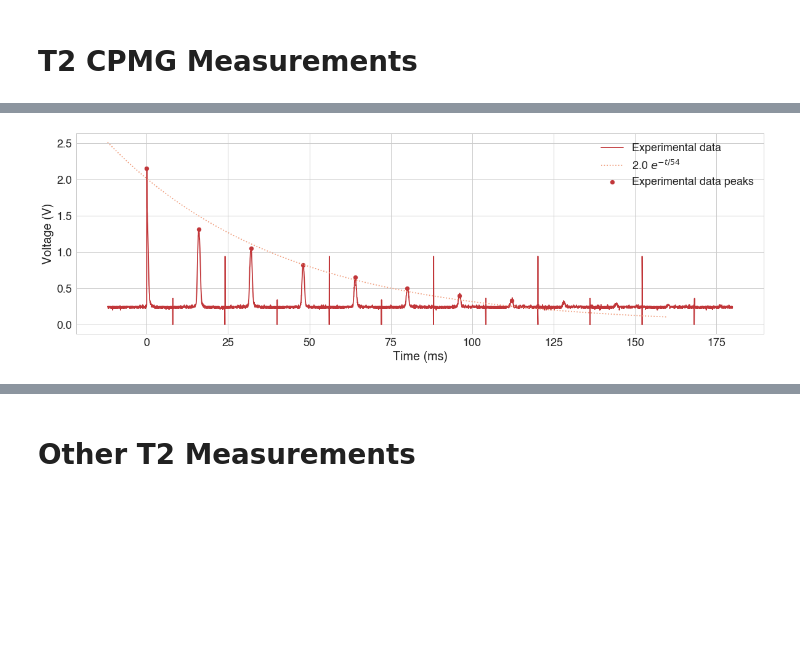
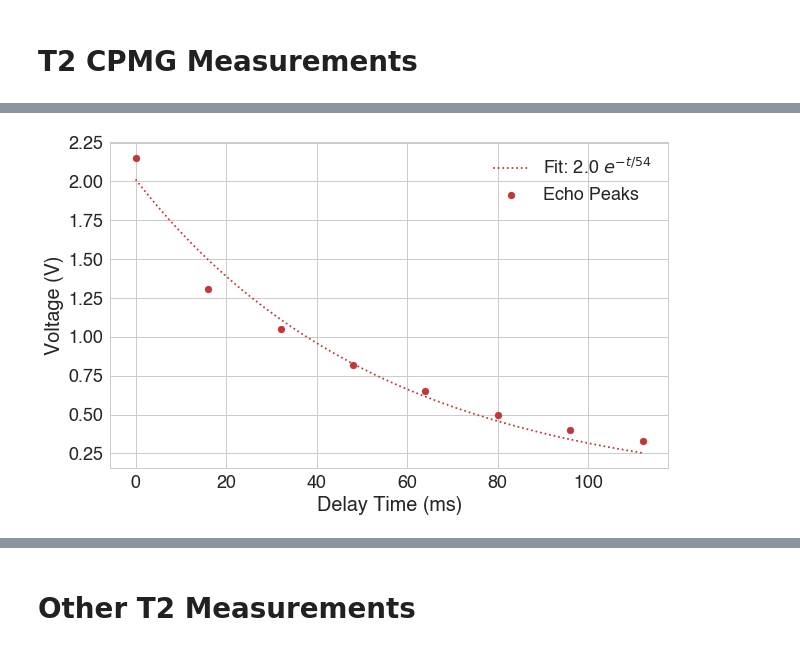
Before and after one commit to estherlin/enph352, a Jupyter notebook: data/lab2/analysis.ipynb, the cells around one changed output, grey strips where cells are left out. Saved outputs shown, nothing was run; the diff lists cells and outputs as text; code cells hidden in the pictures; blank space fills up the shorter version.

```diff
--- a/data/lab2/analysis.ipynb
+++ b/data/lab2/analysis.ipynb
@@ -21,7 +21,7 @@ plt.rcParams.update({'font.size': 22})
 
 import seaborn as sns
 sns.set()
-sns.set(rc={'figure.figsize':(20,6)}, font_scale=1.8)
+sns.set(rc={'figure.figsize':(10,6)}, font_scale=1.8)
 sns.set_style('whitegrid', {'font.family':'helvetica', 'font.serif':'Times New Roman'})
 sns.set_palette("RdBu",6)
 # %%
@@ -182,21 +182,25 @@ plt.show()
 # %%
 
 filename = "glycerol-t2-6.DAT"
 t = [0.01601*i for i in range(0, 8)]
 x = [2.15, 1.31, 1.05, 0.82, 0.650, 0.5, 0.40, 0.33]
+
+t2_fid = fid(DIR, filename, thresh=3)
+#plt.plot(1000*t2_fid.data[700:5500,0], t2_fid.data[700:5500,2], label="Experimental data")
+plt.scatter(1000*np.array(t), x, label="Echo Peaks")
+
+time = np.linspace(0, 0.01601*7, 80)
 fit = sp.optimize.curve_fit(lambda t,a,b: a*np.exp(b*t), t, x)
-t2_fid = fid(DIR, filename, thresh=3)
-plt.plot(1000*t2_fid.data[700:5500,0], t2_fid.data[700:5500,2], label="Experimental data")
-plt.scatter(1000*np.array(t), x, label="Experimental data peaks")
-plt.plot(1000*t2_fid.data[700:5000,0], fit[0][0]*np.exp(fit[0][1]*t2_fid.data[700:5000,0]), label="%.1f $e^{-t/%.f}$" %(fit[0][0], -1000/fit[0][1]), linestyle=":")
-plt.xlabel("Time (ms)")
+plt.plot(1000*time, fit[0][0]*np.exp(fit[0][1]*time), label="Fit: %.1f $e^{-t/%.f}$" %(fit[0][0], -1000/fit[0][1]), linestyle=":")
+
+plt.xlabel("Delay Time (ms)")
 plt.ylabel("Voltage (V)")
 plt.legend()
 #plt.title(filename)
 plt.savefig("week3/glycerol-t2-6.png")
 plt.show()
 # %% [output]
-[figure, old version]
+[figure, new version]
 # %%
 log_peaks = np.log(x)
 
```
Also changed, not shown: parts of 15 cells of this notebook, 54 other files.
